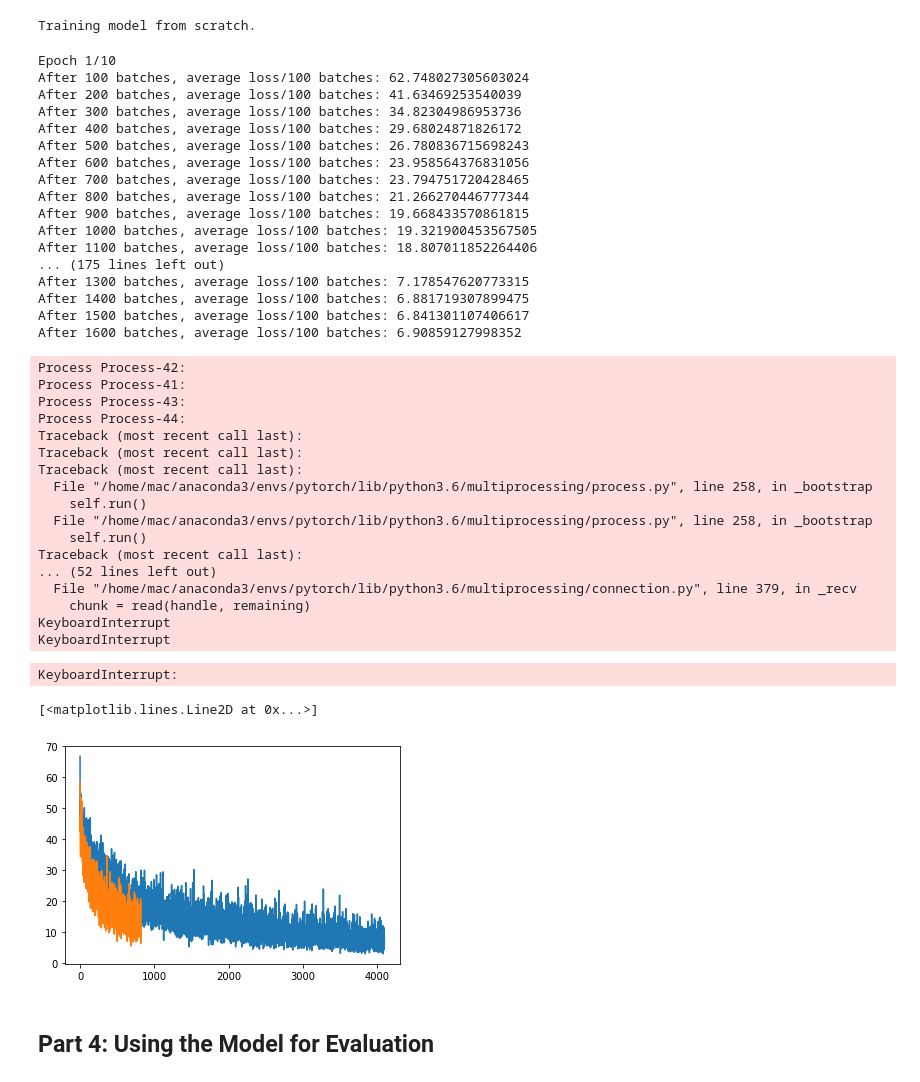
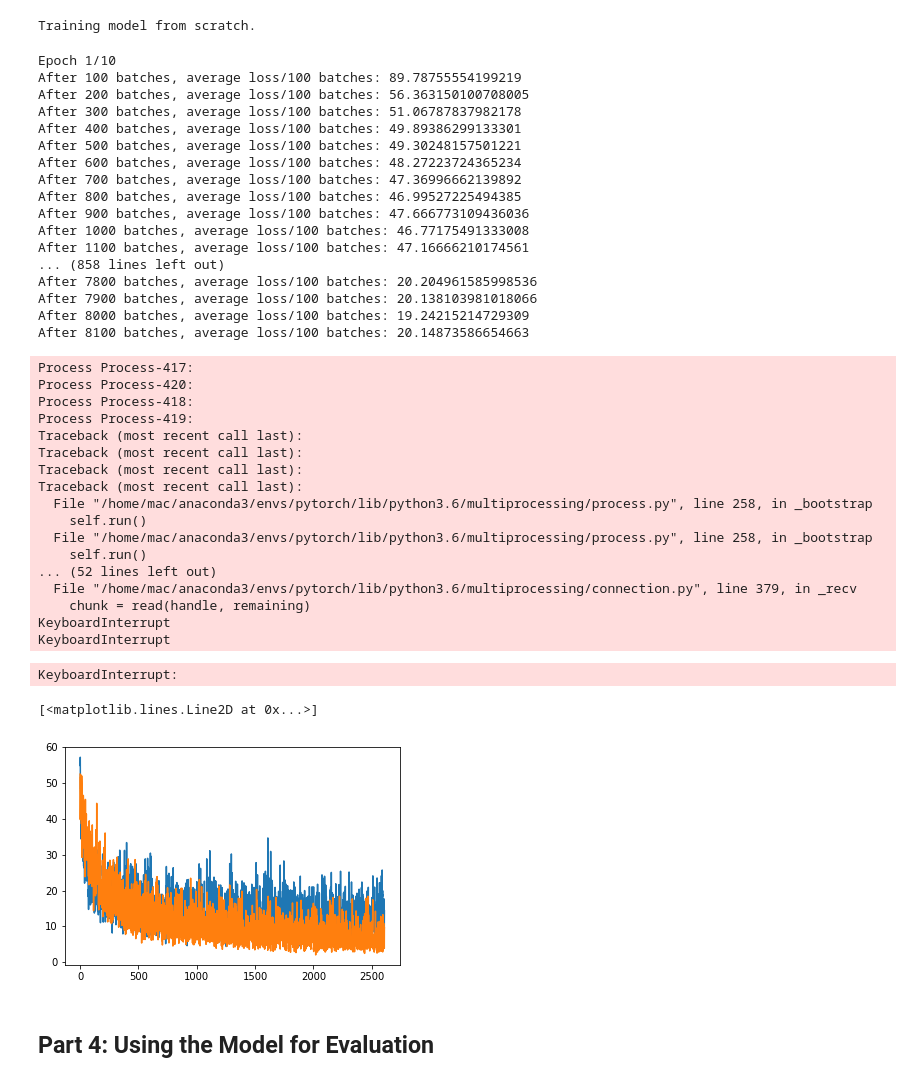
Before and after one commit to macbrennan90/translation-model, a Jupyter notebook: translation-model.ipynb, the cells around one changed output. Drawn from its saved outputs; the diff is of its cells as text; code cells hidden in the pictures.

Commit message:
Setup final training run

```diff
--- a/translation-model.ipynb
+++ b/translation-model.ipynb
@@ -1126,42 +1124,45 @@ Training model from scratch.
 # %%
 # For dataset 1, models were trained for 3 epochs
 # For dataset 2, models were trained for 50 epochs
-epochs = 5
 
-learning_rate = 0.01
+learning_rate = 0.0001
 encoder_lstm.train() # Set model to training mode
 decoder_lstm.train() # Set model to training mode
 
-lstm_losses = trainIters(encoder_lstm, decoder_lstm, dataloader, epochs=epochs, learning_rate = learning_rate)
+lstm_losses_cont = trainIters(encoder_lstm, decoder_lstm, dataloader, epochs=10, learning_rate = learning_rate)
 
+
+# For dataset 1, models were trained for 3 epochs
+# For dataset 2, models were trained for 50 epochs
 print('Training GRU based network.')
-learning_rate = 0.001
+learning_rate = 0.0001
 encoder_gru.train() # Set model to training mode
 decoder_gru.train() # Set model to training mode
 
-gru_losses = trainIters(encoder_gru, decoder_gru, dataloader, epochs=epochs, learning_rate = learning_rate)
+gru_losses_cont = trainIters(encoder_gru, decoder_gru, dataloader, epochs=10, learning_rate = learning_rate)
 # %% [output]
 Epoch 1/10
-After 100 batches, average loss/100 batches: 62.748027305603024
-After 200 batches, average loss/100 batches: 41.63469253540039
-After 300 batches, average loss/100 batches: 34.82304986953736
-After 400 batches, average loss/100 batches: 29.68024871826172
-After 500 batches, average loss/100 batches: 26.780836715698243
-After 600 batches, average loss/100 batches: 23.958564376831056
-After 700 batches, average loss/100 batches: 23.794751720428465
-After 800 batches, average loss/100 batches: 21.266270446777344
-After 900 batches, average loss/100 batches: 19.668433570861815
-After 1000 batches, average loss/100 batches: 19.321900453567505
-After 1100 batches, average loss/100 batches: 18.807011852264406
-... (175 lines left out)
-After 1300 batches, average loss/100 batches: 7.178547620773315
-After 1400 batches, average loss/100 batches: 6.881719307899475
-After 1500 batches, average loss/100 batches: 6.841301107406617
-After 1600 batches, average loss/100 batches: 6.90859127998352
+After 100 batches, average loss/100 batches: 89.78755554199219
+After 200 batches, average loss/100 batches: 56.363150100708005
+After 300 batches, average loss/100 batches: 51.06787837982178
+After 400 batches, average loss/100 batches: 49.89386299133301
+After 500 batches, average loss/100 batches: 49.30248157501221
+After 600 batches, average loss/100 batches: 48.27223724365234
+After 700 batches, average loss/100 batches: 47.36996662139892
+After 800 batches, average loss/100 batches: 46.99527225494385
+After 900 batches, average loss/100 batches: 47.666773109436036
+After 1000 batches, average loss/100 batches: 46.77175491333008
+After 1100 batches, average loss/100 batches: 47.16666210174561
+... (858 lines left out)
+After 7800 batches, average loss/100 batches: 20.204961585998536
+After 7900 batches, average loss/100 batches: 20.138103981018066
+After 8000 batches, average loss/100 batches: 19.24215214729309
+After 8100 batches, average loss/100 batches: 20.14873586654663
-Process Process-42:
-Process Process-41:
-Process Process-43:
-Process Process-44:
+Process Process-417:
+Process Process-420:
+Process Process-418:
+Process Process-419:
+Traceback (most recent call last):
 Traceback (most recent call last):
 Traceback (most recent call last):
 Traceback (most recent call last):
@@ -1169,7 +1170,6 @@ Traceback (most recent call last):
     self.run()
   File "/home/mac/anaconda3/envs/pytorch/lib/python3.6/multiprocessing/process.py", line 258, in _bootstrap
     self.run()
-Traceback (most recent call last):
 ... (52 lines left out)
   File "/home/mac/anaconda3/envs/pytorch/lib/python3.6/multiprocessing/connection.py", line 379, in _recv
     chunk = read(handle, remaining)
@@ -1186,8 +1186,8 @@ gru2_losses = np.load('data/gru2_losses.npy')
 # %%
-plt.plot(gru2_losses)
-plt.plot(lstm2_losses)
+plt.plot(gru_losses)
+plt.plot(lstm_losses)
 # %% [output]
 [<matplotlib.lines.Line2D at 0x...>]
-[figure, old version]
+[figure, new version]
 # %%
 # Save the model weights to continue later
```
Also changed, not shown: parts of 14 cells of this notebook.
